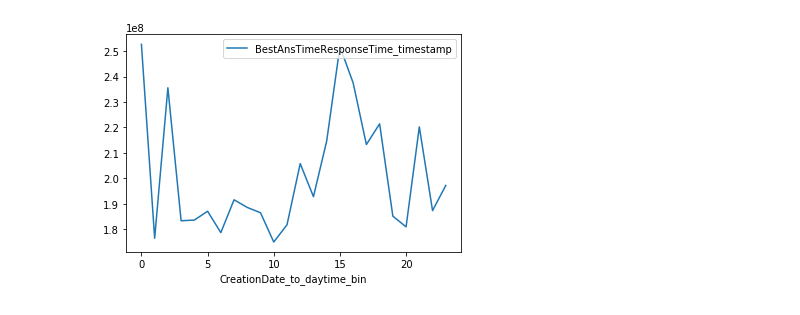
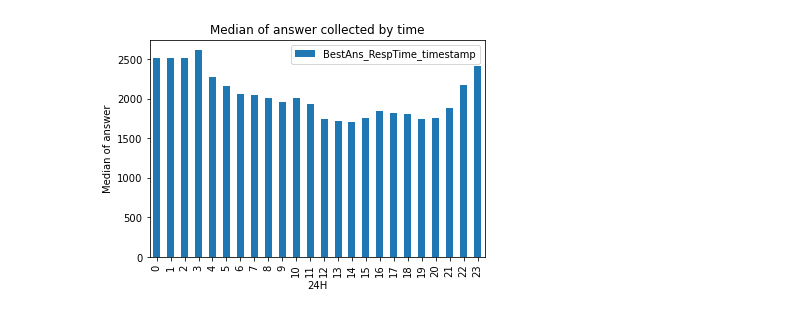
Before and after one commit to Ronaldzzzzz/StackOverflow-QA-Analysis, a Jupyter notebook: 2_term_proj_.ipynb, the cells around one changed output. Saved outputs shown, nothing was run; the diff lists cells and outputs as text; code cells hidden in the pictures.

```diff
--- a/2_term_proj_.ipynb
+++ b/2_term_proj_.ipynb
@@ -65,6 +84,10 @@ plt.show()
-# %%
-hist = Question_no_outlier[['CreationDate_to_daytime_bin','BestAnsTimeResponseTime_timestamp']].groupby('CreationDate_to_daytime_bin').max()
-hist.plot()
-plt.show()
-# %% [output]
-[figure, removed]
+# %%
+### Median of answer collected by time
+hist = Question_no_outlier[['CreationDate_to_daytime_bin','BestAns_RespTime_timestamp']].groupby('CreationDate_to_daytime_bin').median()
+hist.plot(kind='bar')
+plt.xlabel("24H")
+plt.ylabel("Median of answer")
+plt.title("Median of answer collected by time")
+plt.show()
+# %% [output]
+[figure, added]
```
Also changed, not shown: parts of 14 cells of this notebook, 3 other files.
